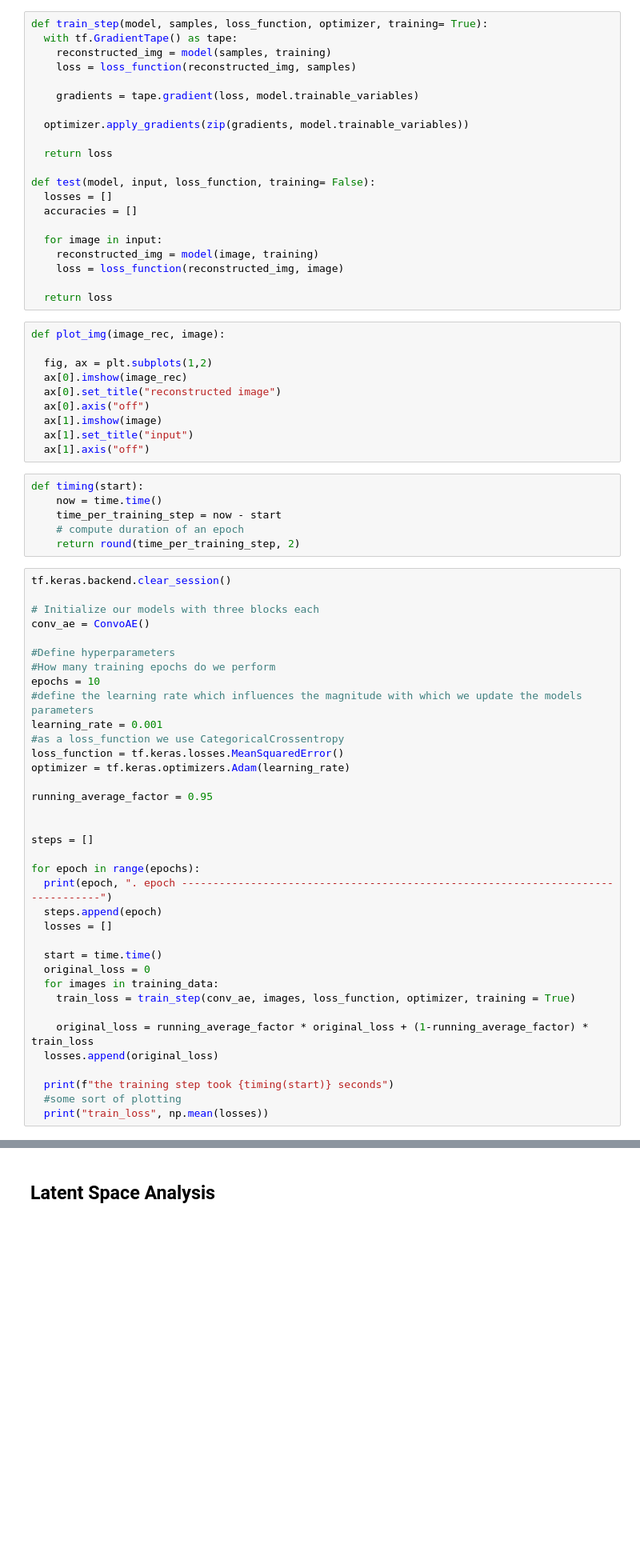
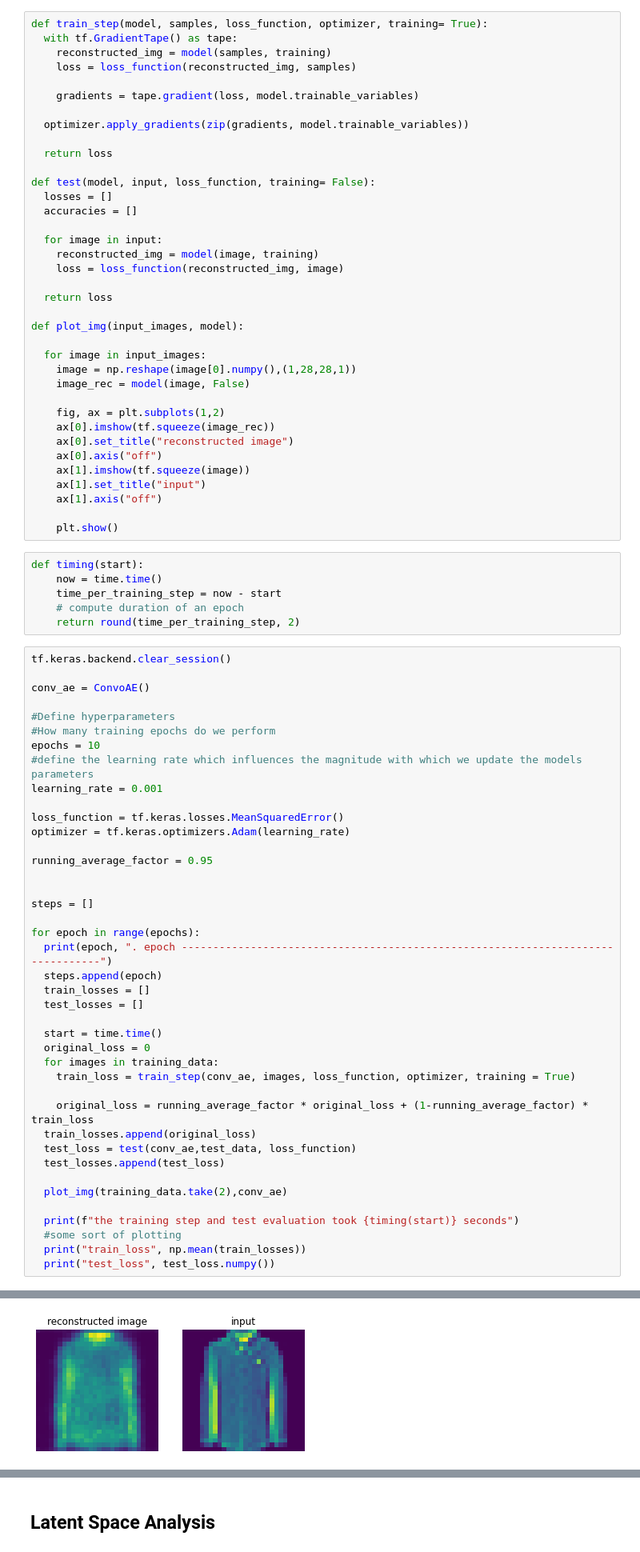
Before and after one commit to ktargan/HomeworkANNwTF_group15, a Jupyter notebook: hw7_aes.ipynb, the cells around one changed output, grey strips where cells are left out. Shown at 80% size. Drawn from its saved outputs; the diff is of its cells as text; blank space fills up the shorter version.

Commit message:
added picture printing

```diff
--- a/hw7_aes.ipynb
+++ b/hw7_aes.ipynb
@@ -173,16 +172,22 @@ def test(model, input, loss_function, training= False):
     loss = loss_function(reconstructed_img, image)
 
   return loss
+
+def plot_img(input_images, model):
+
+  for image in input_images:
+    image = np.reshape(image[0].numpy(),(1,28,28,1))
+    image_rec = model(image, False)
+
+    fig, ax = plt.subplots(1,2)
+    ax[0].imshow(tf.squeeze(image_rec))
+    ax[0].set_title("reconstructed image")
+    ax[0].axis("off")
+    ax[1].imshow(tf.squeeze(image))
+    ax[1].set_title("input")
+    ax[1].axis("off")
+
+    plt.show()
-# %%
-def plot_img(image_rec, image):
-
-  fig, ax = plt.subplots(1,2)
-  ax[0].imshow(image_rec)
-  ax[0].set_title("reconstructed image")
-  ax[0].axis("off")
-  ax[1].imshow(image)
-  ax[1].set_title("input")
-  ax[1].axis("off")
 # %%
 def timing(start):
     now = time.time()
@@ -192,7 +197,6 @@ def timing(start):
 # %%
 tf.keras.backend.clear_session()
 
-# Initialize our models with three blocks each
 conv_ae = ConvoAE()
 
 #Define hyperparameters
@@ -200,7 +204,7 @@ conv_ae = ConvoAE()
 epochs = 10
 #define the learning rate which influences the magnitude with which we update the models parameters
 learning_rate = 0.001
-#as a loss_function we use CategoricalCrossentropy
+
 loss_function = tf.keras.losses.MeanSquaredError()
 optimizer = tf.keras.optimizers.Adam(learning_rate)
 
@@ -212,7 +216,8 @@ steps = []
 for epoch in range(epochs):
   print(epoch, ". epoch --------------------------------------------------------------------------------")
   steps.append(epoch)
-  losses = []
+  train_losses = []
+  test_losses = []
 
   start = time.time()
   original_loss = 0
@@ -220,10 +225,15 @@ for epoch in range(epochs):
     train_loss = train_step(conv_ae, images, loss_function, optimizer, training = True)
 
     original_loss = running_average_factor * original_loss + (1-running_average_factor) * train_loss
-  losses.append(original_loss)
+  train_losses.append(original_loss)
+  test_loss = test(conv_ae,test_data, loss_function)
+  test_losses.append(test_loss)
 
-  print(f"the training step took {timing(start)} seconds")
+  plot_img(training_data.take(2),conv_ae)
+
+  print(f"the training step and test evaluation took {timing(start)} seconds")
   #some sort of plotting
-  print("train_loss", np.mean(losses))
+  print("train_loss", np.mean(train_losses))
+  print("test_loss", test_loss.numpy())
 # %% [output]
 0 . epoch --------------------------------------------------------------------------------
@@ -247,0 +240 @@ train_loss 0.01598464
+[figure, added]
```
Also changed, not shown: parts of 6 cells of this notebook.
